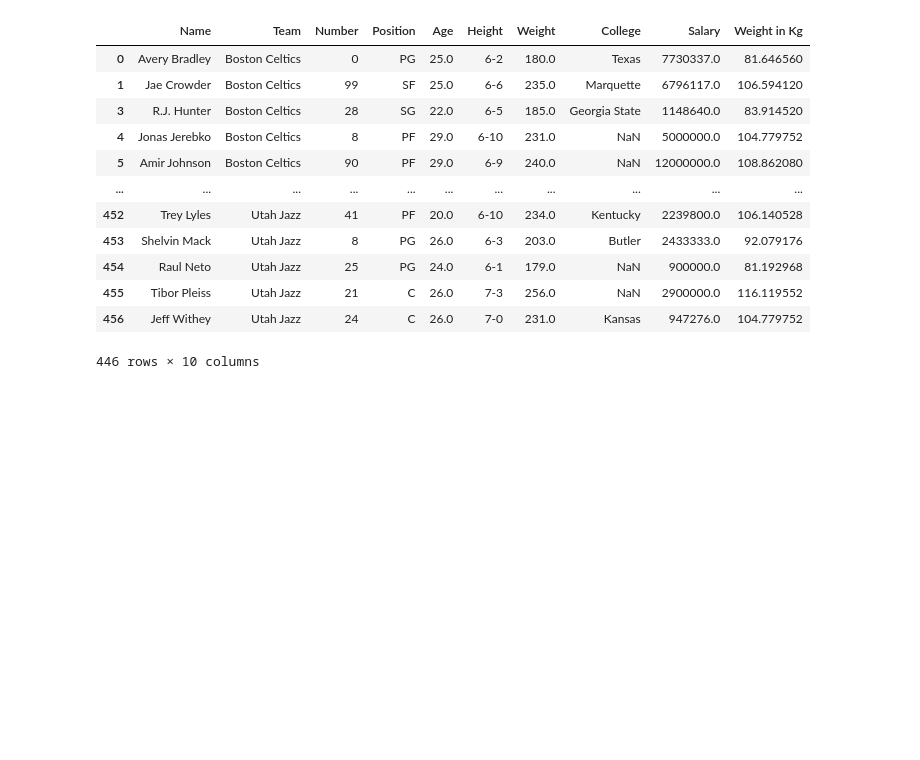
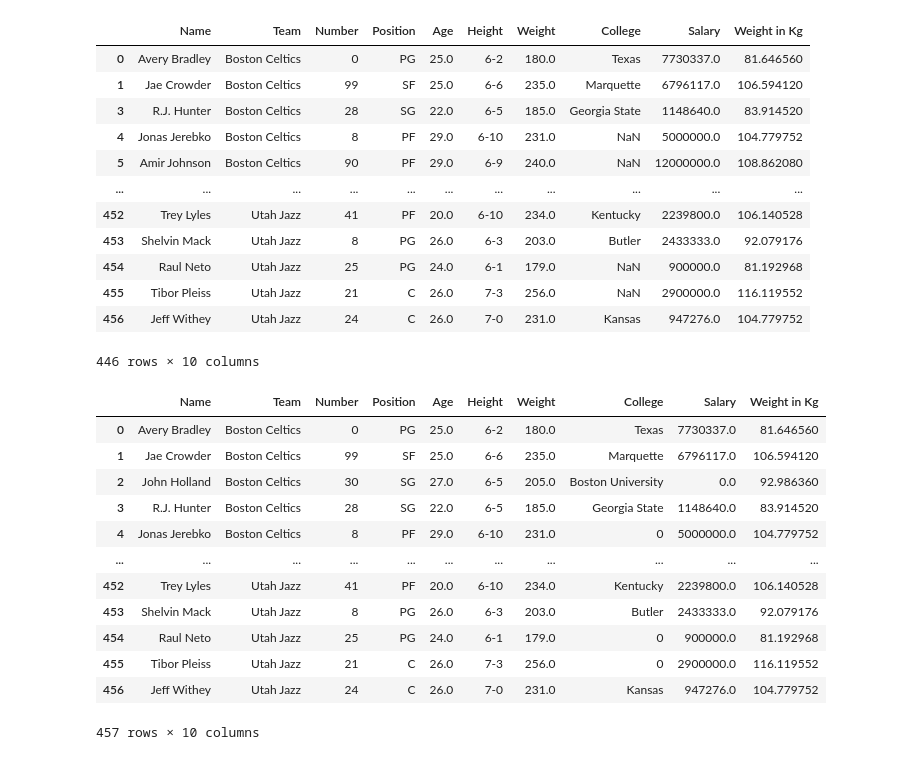
Before and after one commit to OClarkson/DSciNBs, a Jupyter notebook: Udemy_pandas_S4_df1.ipynb, the cells around one changed output. Saved outputs shown, nothing was run; the diff lists cells and outputs as text; code cells hidden in the pictures; blank space fills up the shorter version.

Commit message:
Pandas nb and questions w timeit

```diff
--- a/Udemy_pandas_S4_df1.ipynb
+++ b/Udemy_pandas_S4_df1.ipynb
@@ -222,7 +222,7 @@ nba
 # %% [markdown]
 ### Broadcasting operations
 # %%
-nba = pd.read_csv('./data/nba.csv')
+nba = pd.read_csv('./data/pandas/nba.csv')
 # %%
 nba['Age'].add(500)
 # %% [output]
@@ -394,3 +394,20 @@ nba.dropna(subset=['Salary']) #rows removed where Nans present in Salary column
 | 455 | Tibor Pleiss | Utah Jazz | 21 | C | 26.0 | 7-3 | 256.0 | NaN | 2900000.0 | 116.119552 |
 | 456 | Jeff Withey | Utah Jazz | 24 | C | 26.0 | 7-0 | 231.0 | Kansas | 947276.0 | 104.779752 |
 446 rows × 10 columns
+# %%
+#fill nulls with a value
+nba.fillna(value=0)
+# %% [output]
+|  | Name | Team | Number | Position | Age | Height | Weight | College | Salary | Weight in Kg |
+| 0 | Avery Bradley | Boston Celtics | 0 | PG | 25.0 | 6-2 | 180.0 | Texas | 7730337.0 | 81.646560 |
+| 1 | Jae Crowder | Boston Celtics | 99 | SF | 25.0 | 6-6 | 235.0 | Marquette | 6796117.0 | 106.594120 |
+| 2 | John Holland | Boston Celtics | 30 | SG | 27.0 | 6-5 | 205.0 | Boston University | 0.0 | 92.986360 |
+| 3 | R.J. Hunter | Boston Celtics | 28 | SG | 22.0 | 6-5 | 185.0 | Georgia State | 1148640.0 | 83.914520 |
+| 4 | Jonas Jerebko | Boston Celtics | 8 | PF | 29.0 | 6-10 | 231.0 | 0 | 5000000.0 | 104.779752 |
+| ... | ... | ... | ... | ... | ... | ... | ... | ... | ... | ... |
+| 452 | Trey Lyles | Utah Jazz | 41 | PF | 20.0 | 6-10 | 234.0 | Kentucky | 2239800.0 | 106.140528 |
+| 453 | Shelvin Mack | Utah Jazz | 8 | PG | 26.0 | 6-3 | 203.0 | Butler | 2433333.0 | 92.079176 |
+| 454 | Raul Neto | Utah Jazz | 25 | PG | 24.0 | 6-1 | 179.0 | 0 | 900000.0 | 81.192968 |
+| 455 | Tibor Pleiss | Utah Jazz | 21 | C | 26.0 | 7-3 | 256.0 | 0 | 2900000.0 | 116.119552 |
+| 456 | Jeff Withey | Utah Jazz | 24 | C | 26.0 | 7-0 | 231.0 | Kansas | 947276.0 | 104.779752 |
+457 rows × 10 columns
```
Also changed, not shown: parts of 5 cells of this notebook.
